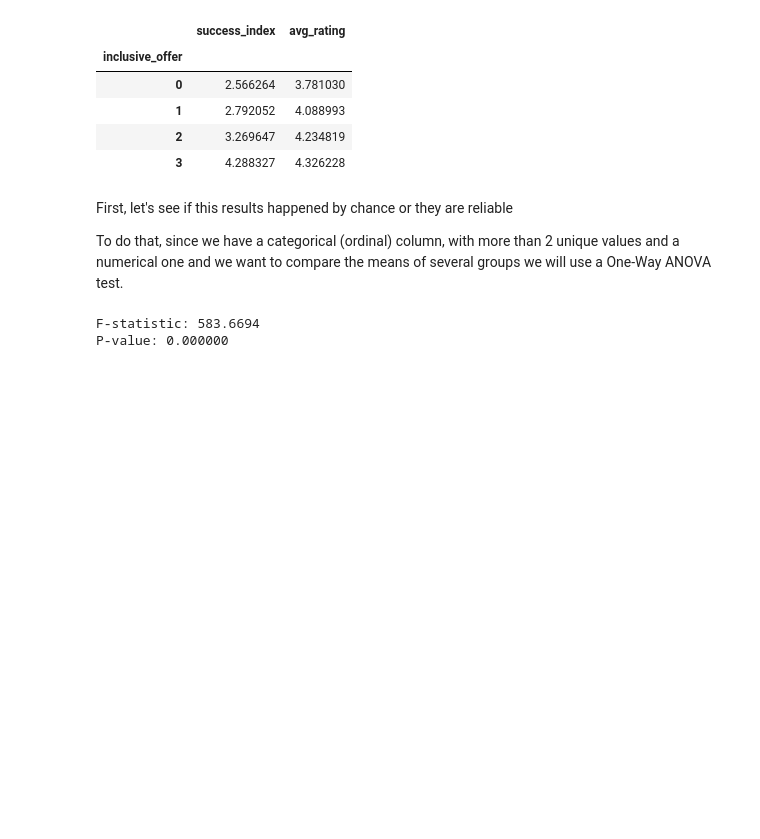
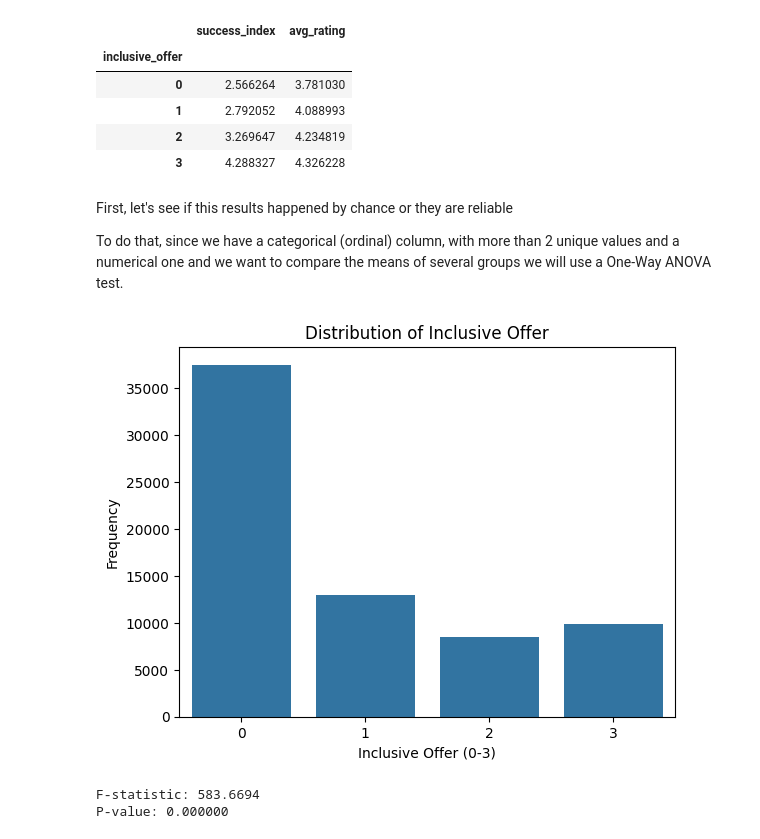
Before and after one commit to AlexMateu21/Final-Project, a Jupyter notebook: notebooks/EDA.ipynb, the cells around one changed output. Drawn from its saved outputs; the diff is of its cells as text; code cells hidden in the pictures; blank space fills up the shorter version.

```diff
--- a/notebooks/EDA.ipynb
+++ b/notebooks/EDA.ipynb
@@ -924,6 +915,15 @@ df_final.groupby('inclusive_offer')[['success_index', 'avg_rating']].mean()
 First, let's see if this results happened by chance or they are reliable
 
 To do that, since we have a categorical (ordinal) column, with more than 2 unique values and a numerical one and we want to compare the means of several groups we will use a One-Way ANOVA test.
+# %%
+# see the distribution of the inclusive offer variable
+sns.countplot(x='inclusive_offer', data=df_final)
+plt.title("Distribution of Inclusive Offer")
+plt.xlabel("Inclusive Offer (0-3)")
+plt.ylabel("Frequency")
+plt.show()
+# %% [output]
+[figure, added]
 # %%
 from scipy import stats
 
```
Also changed, not shown: parts of 26 cells of this notebook.
